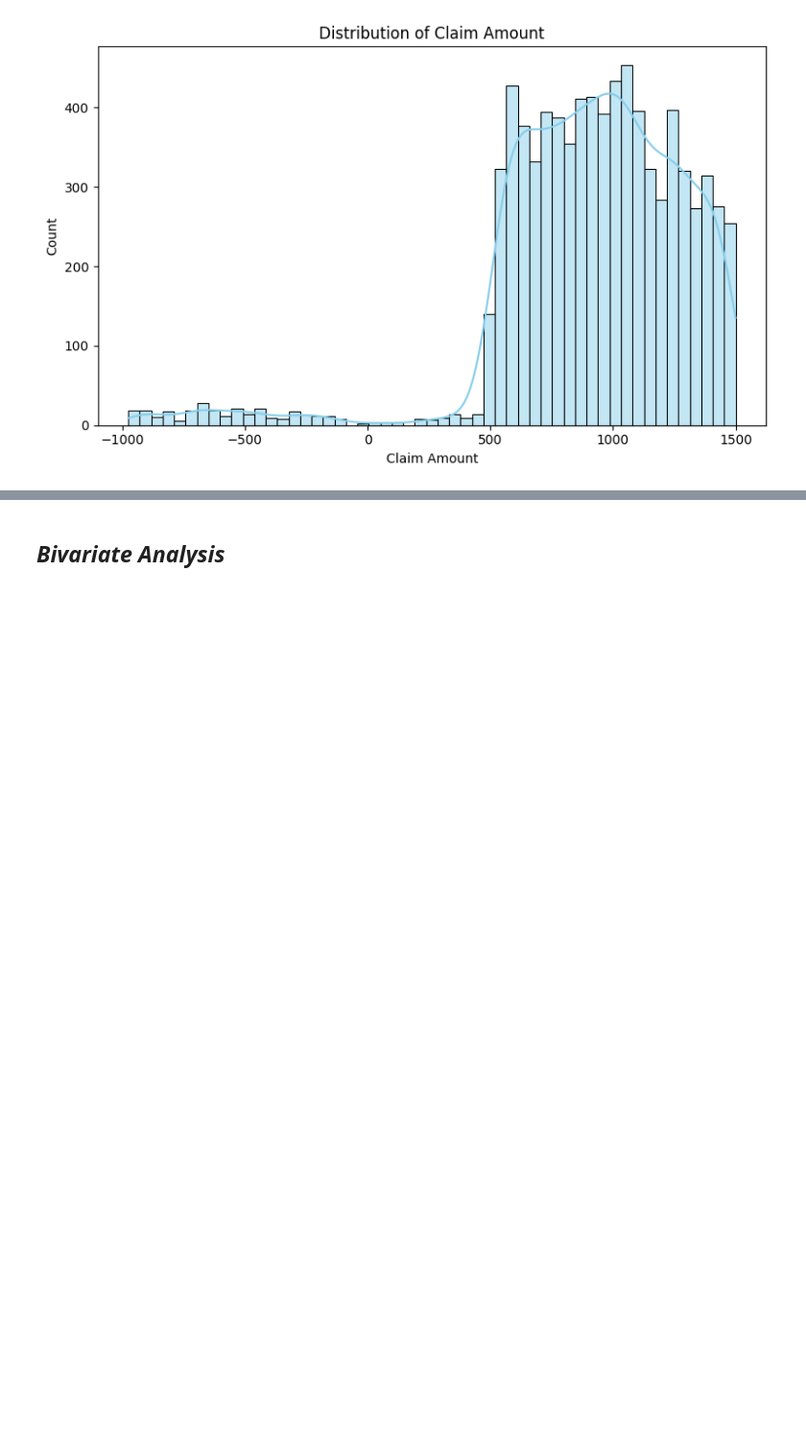
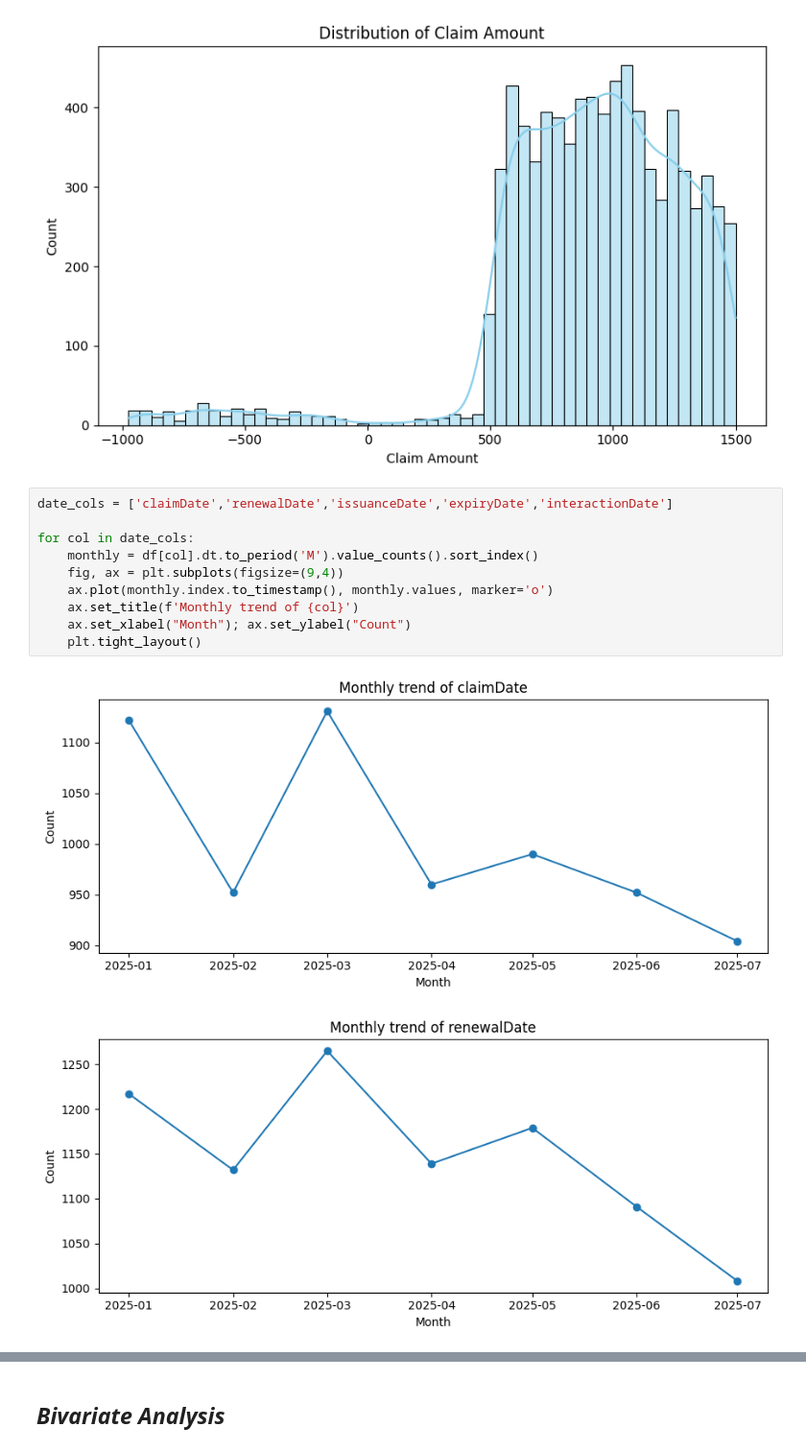
Before and after one commit to abahjohn0411/OptiSecureRS, a Jupyter notebook: EDA/edaAnalysis.ipynb, the cells around one changed output, grey strips where cells are left out. Shown at 96% size. Drawn from its saved outputs; the diff is of its cells as text; blank space fills up the shorter version.

```diff
--- a/EDA/edaAnalysis.ipynb
+++ b/EDA/edaAnalysis.ipynb
@@ -152,3 +152,16 @@ ax.set_xlabel("Claim Amount")
 plt.tight_layout()
 # %% [output]
 [figure]
+# %%
+date_cols = ['claimDate','renewalDate','issuanceDate','expiryDate','interactionDate']
+
+for col in date_cols:
+    monthly = df[col].dt.to_period('M').value_counts().sort_index()
+    fig, ax = plt.subplots(figsize=(9,4))
+    ax.plot(monthly.index.to_timestamp(), monthly.values, marker='o')
+    ax.set_title(f'Monthly trend of {col}')
+    ax.set_xlabel("Month"); ax.set_ylabel("Count")
+    plt.tight_layout()
+# %% [output]
+[figure, added]
+[figure, added]
```
Also changed, not shown: parts of 1 cell of this notebook.
